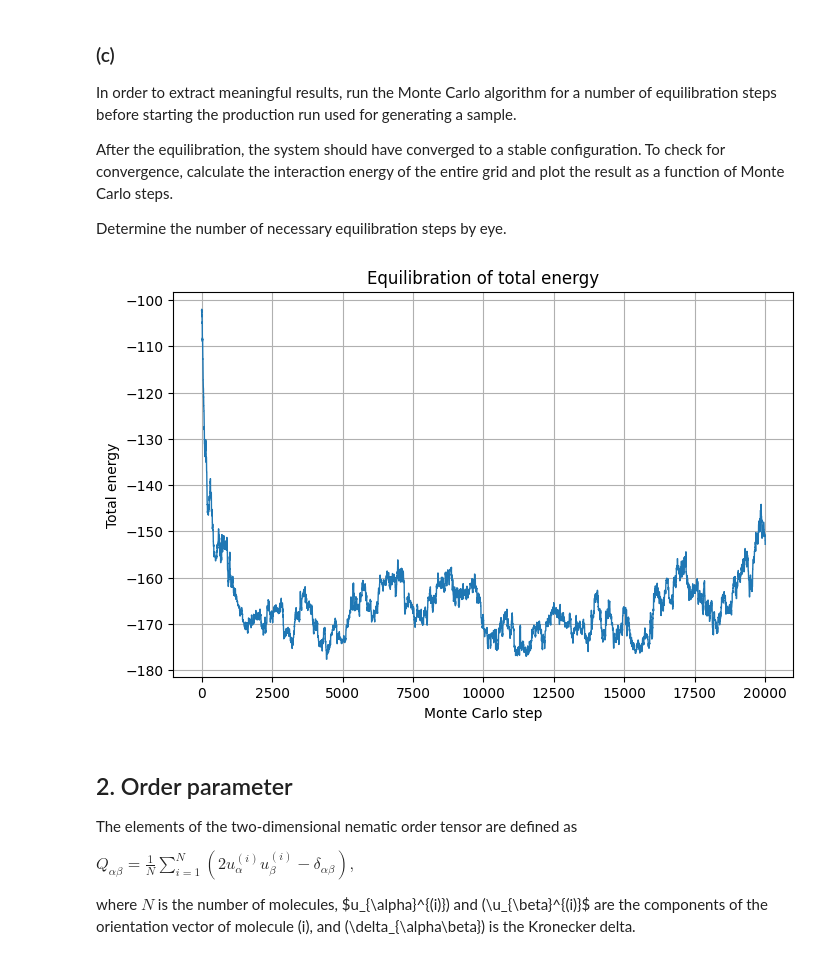
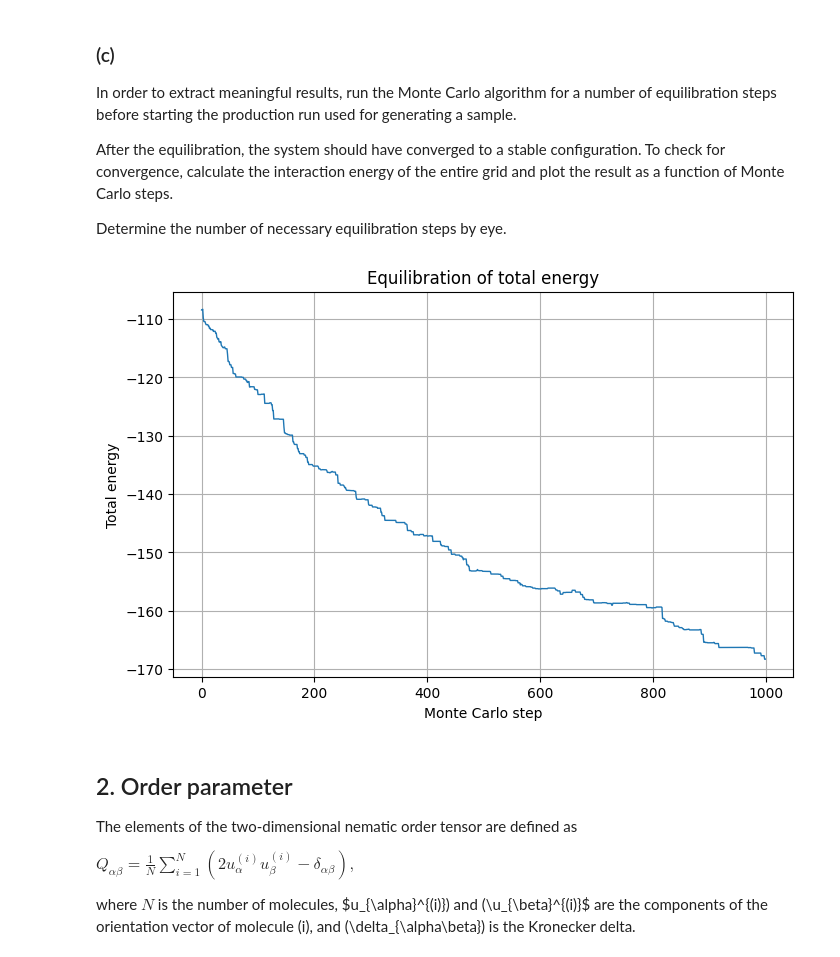
Before and after one commit to StefanTU0815/Computersimulations_2, a Jupyter notebook: Exercise_2.ipynb, the cells around one changed output. Saved outputs shown, nothing was run; the diff lists cells and outputs as text; code cells hidden in the pictures.

```diff
--- a/Exercise_2.ipynb
+++ b/Exercise_2.ipynb
@@ -123,7 +123,7 @@ E with loop berechnet =  -103.49034478838998
 # %%
 # Here start with Montecarlo
-N_steps = 10000
-T = 0.0000001
+N_steps = 1000
+T = 0.5
 for step in range(N_steps):
     i = np.random.randint(0,N)
     j = np.random.randint(0,N)
@@ -139,7 +139,7 @@ for step in range(N_steps):
     #print(E_loc_old)
     #print(E_loc_new)
     delta_E = E_loc_new - E_loc_old
-    if delta_E > 0 and np.random.rand() > np.exp(-delta_E/T):
+    if (delta_E > 0) and (np.random.rand() > np.exp(-delta_E/T)):
         theta[i, j] = theta_old
 # %%
 #test field to check the result
@@ -171,8 +171,8 @@ Determine the number of necessary equilibration steps by eye.
 # Parameter
 N = 10
 eps = 1.0
-T = 0.5
-N_steps = 20000
+T = 0.1
+N_steps = 1000
 
 # new random starting angles
 theta = 2 * np.pi * np.random.rand(N, N)
@@ -181,36 +181,36 @@ theta = 2 * np.pi * np.random.rand(N, N)
 E_hist = np.empty(N_steps)
 
 for step in range(N_steps):
     i = np.random.randint(0,N)
     j = np.random.randint(0,N)
     #remember old theta
     theta_old = theta[i,j]
     #generate the new one
-    theta_new = np.random.rand()*2*np.pi #is equivalent to random rotation
+    theta_new = np.random.uniform(0.0, 2.0 * np.pi) #is equivalent to random rotation
     #calca old local energy
     E_loc_old = calc_E_loc(theta,i,j, eps= 1.0)
     #calc new local energy
     theta[i,j] = theta_new
     E_loc_new = calc_E_loc(theta,i,j, eps= 1.0)
     #print(E_loc_old)
     #print(E_loc_new)
     delta_E = E_loc_new - E_loc_old
-    if delta_E > 0 and np.random.rand() > np.exp(-delta_E/T):
+    if delta_E > 0 and np.random.rand() >  np.exp(-delta_E/T):
         theta[i, j] = theta_old
 
     #safe E-tot for the histogramm
     E_hist[step] = calc_E_tot_l(theta, eps=eps)
 
 # Plot
 plt.figure(figsize=(8,5))
 plt.plot(E_hist, lw=1)
 plt.xlabel("Monte Carlo step")
 plt.ylabel("Total energy")
 plt.title("Equilibration of total energy")
 plt.grid(True)
 plt.show()
 # %% [output]
-[figure, old version]
+[figure, new version]
 # %% [markdown]
 ## 2. Order parameter
 
```
Also changed, not shown: parts of 5 cells of this notebook.
